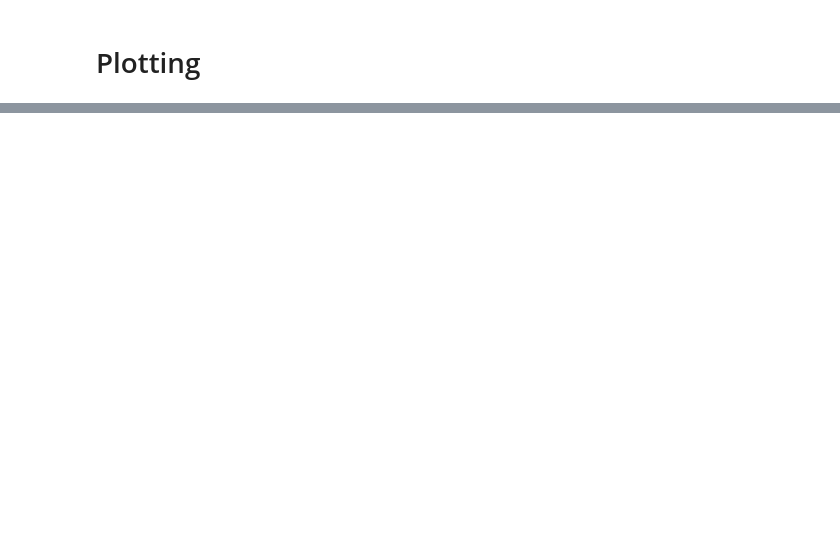
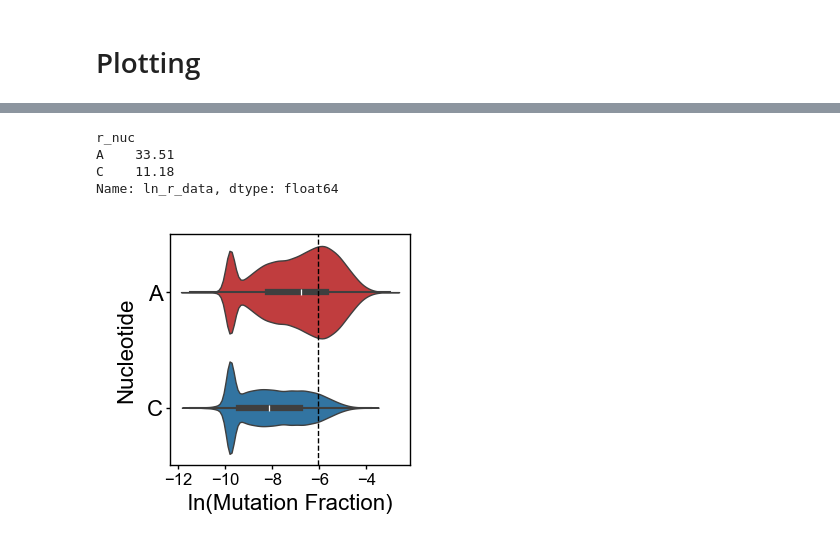
Before and after one commit to YesselmanLabPublications/2025_char_3d_struct_features, a Jupyter notebook: notebooks/supplemental_figures/supplemental_figure_s15.ipynb, the cells around one changed output, grey strips where cells are left out. Cells and saved outputs as stored; diff of their text form; code cells hidden in the pictures; blank space fills up the shorter version.

```diff
--- a/notebooks/supplemental_figures/supplemental_figure_s15.ipynb
+++ b/notebooks/supplemental_figures/supplemental_figure_s15.ipynb
@@ -66,0 +73,20 @@ df_res = df_res.query("r_data_outlier == False").copy()
+# %%
+df_constructs = pd.read_json(f"{DATA_PATH}/raw-jsons/constructs/pdb_library_37C_2min.json")
+df_constructs_nomod = pd.read_json(
+    f"{DATA_PATH}/raw-jsons/constructs/pdb_library_nomod.json"
+)
+df = pd.read_json(f"{REVISION_PATH}/37c_2min/residues/pdb_library_37C_2min_residues.json")
+df["ln_r_data"] = np.log(df["r_data"])
+df["ln_r_data"].replace(-np.inf, -9.8, inplace=True)
+
+df = df.query("r_data_outlier == False").copy()
+df_wc = df.query("r_type == 'Flank-WC'").copy()
+
+df_wc.sort_values("ln_r_data", inplace=True, ascending=False)
+
+df_wc_high = df_wc.query("ln_r_data > -5.84").copy()
+df_wc_high.sort_values("ln_r_data", inplace=True, ascending=False)
+
+df_bp_details = pd.read_csv(f"{REVISION_PATH}/37c_2min/csvs/wc_details_37C_2min.csv")
+df_bp_details = df_bp_details.query("flanking_pairs == 'YES'")
+df_bp_details["ln_r_data"] = np.log(df_bp_details["r_data"])
@@ -92,0 +102,41 @@ fig.savefig(
+# %%
+def figure_3a(df_wc, ax):
+    """Create violin plot comparing A and C nucleotide mutation rates."""
+    ax = sns.violinplot(
+        data=df_wc,
+        x="ln_r_data",
+        y="r_nuc",
+        hue="r_nuc",
+        density_norm="width",
+        palette=["tab:red", "tab:blue"],
+        legend=False,
+        linewidth=0.5,
+        ax=ax,
+    )
+    ax.axvline(-6.05, color="black", linestyle="--", lw=0.5)
+    ax.set_ylabel("Nucleotide")
+    ax.set_xlabel("ln(Mutation Fraction)", labelpad=2)
+    ax.set_xticks([-12, -10, -8, -6, -4])
+    format_small_plot(ax)
+    for label in ax.get_yticklabels():
+        label.set_fontsize(8)
+    return ax
+
+
+fig, ax = plt.subplots(figsize=(2.0, 1.5), dpi=200)
+figure_3a(df_wc, ax)
+plt.savefig("pngs/figure_3a.png", dpi=600)
+threshold = -6.05
+percentages = (
+    df_wc.groupby("r_nuc")["ln_r_data"]
+         .apply(lambda s: (s > threshold).mean() * 100)
+         .round(2)
+)
+
+print(percentages)
+# %% [output]
+r_nuc
+A    33.51
+C    11.18
+Name: ln_r_data, dtype: float64
+[figure, added]
```
Also changed, not shown: parts of 19 cells of this notebook, 9 other files.
